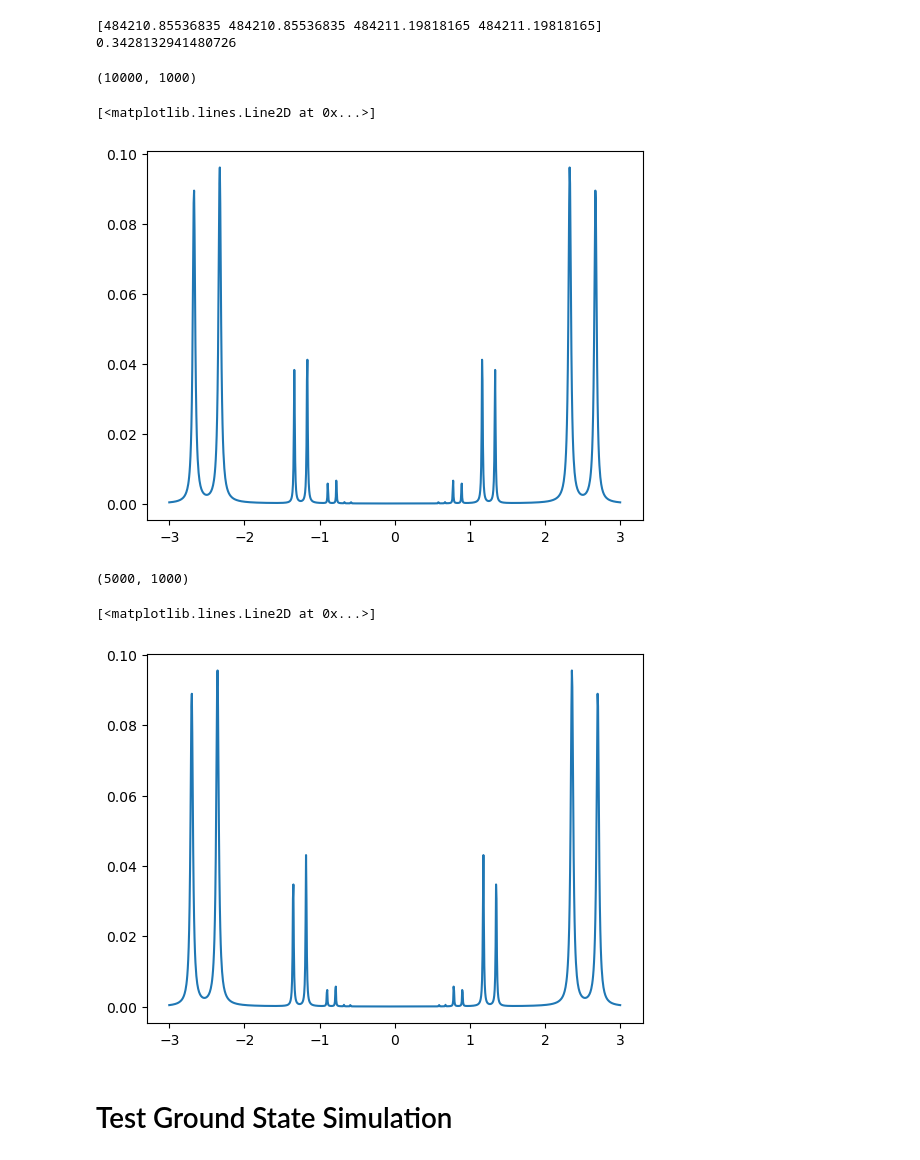
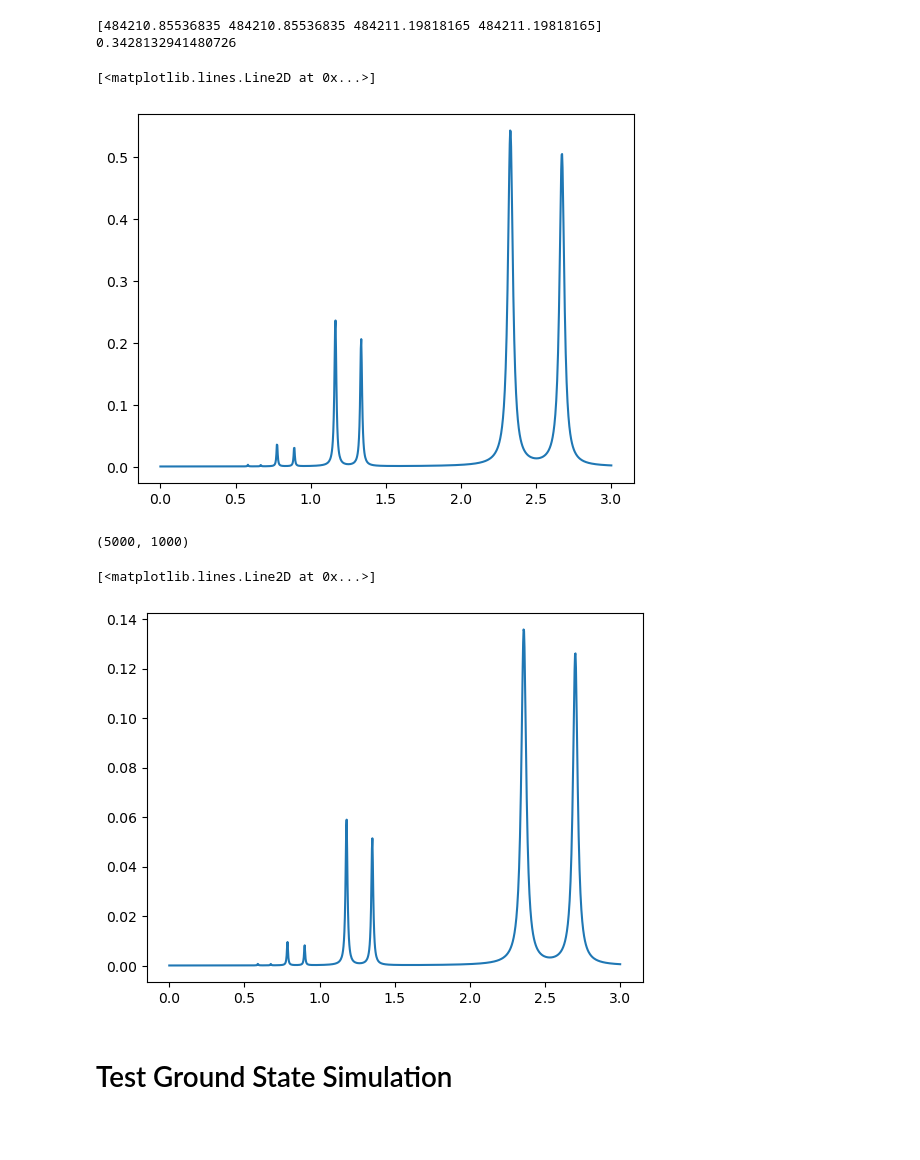
Before and after one commit to Sephiram591/qcontrol, a Jupyter notebook: src/qcontrol/snv120/testing.ipynb, the cells around one changed output. Saved outputs shown, nothing was run; the diff lists cells and outputs as text; code cells hidden in the pictures; blank space fills up the shorter version.

```diff
--- a/src/qcontrol/snv120/testing.ipynb
+++ b/src/qcontrol/snv120/testing.ipynb
@@ -31,8 +36,6 @@ import time
 N=10000
 constants = SnVConstants(
     B_target = jnp.asarray([0.0, 0.0, 1.4/0.85]),                   # (x, y, z) magnetic field relative to the dipole axis, units of GHz
-    mw_amps = 1,                    # microwave amp setting for RFSoC
-    optical_amps = 1,               # optical amp setting for RFSoC
     laser_frequency = params.GAMMA_FREQ - 2.5,
     target_dipole_operator = jnp.asarray([0, 0, 1]), # (x,y,z) vector in the local dipole frame
     diamond_lattice_100_orientation = jnp.asarray([0, 0]), # Best estimate of (theta, phi) for the diamond lattice [100] axis in the lab frame
@@ -52,7 +55,7 @@ def get_basic_distribution(N):
         strain_params=jnp.array([jnp.zeros(N), 10*jnp.ones((N)), 0.03*jnp.ones((N)), 0.03*jnp.ones((N)), 0.03*jnp.ones((N))]),
 
         # Hyperfine neighbor parameters
-        hyperfine_neighbor_idx = jnp.arange((N), dtype=jnp.int32)*0, # N, index of the hyperfine neighbor to use for the hyperfine interaction
+        hyperfine_neighbor_idx = HyperfineNeighbor.C13_FIRST_CLASS_0*jnp.ones((N), dtype=jnp.int32), # N, index of the hyperfine neighbor to use for the hyperfine interaction
 
         # Excited state lifetime
         excited_state_lifetime = jnp.ones((N))*6,
@@ -66,7 +69,7 @@ def get_basic_distribution(N):
         # Resonant pump coupling
         resonant_pump_coupling_rate = 0.03*jnp.ones((N)),
         resonant_pump_polarization = jnp.zeros((N)),
-        resonant_pump_pdl_ratio = jnp.ones((N)),
+        resonant_pump_pdl = jnp.ones((N)),
         resonant_pump_phase = jnp.zeros((N)),
         # transmission_to_diamond = jnp.ones((N, 2)), # (N, 2), Transmission from the edge coupler to the diamond for the TE and TM modes
         mode_field_orientation = jnp.broadcast_to(jnp.asarray([[0.0, 0.0],[0.5 * jnp.pi, 0.5 * jnp.pi],]), (N,2,2)), # (N, 2, 2), Electric field orientation for the TE and TM modes in the crystal frame
@@ -184,27 +193,26 @@ print(ple_freqs[2]-ple_freqs[1])
 [484210.85536835 484210.85536835 484211.19818165 484211.19818165]
 0.3428132941480726
 # %%
-f, df = 0, 3
+f, df = 1.5, 1.5
 eom_freqs = jnp.linspace(f-df, f+df, 1000)
-idx = jnp.arange(0, N)
-rates = dist.scattering_rate(idx=idx, eom_frequency=eom_freqs, max_bessel_order=4, sum_counts=True)
-print(rates.shape)
-plt.plot(eom_freqs, rates[0, :])
+idx = np.array([0])
+rates, branching_ratios = dist.scattering_rate(idx=idx, eom_frequency=eom_freqs, max_bessel_order=4)
+rates = rates.sum(axis=(-3,-2,-1))  # Sum over the distribution
+plt.plot(eom_freqs, rates[0, :]*dist.excited_state_lifetime[0])
 # %% [output]
-(10000, 1000)
+[<matplotlib.lines.Line2D at 0x...>]
-[<matplotlib.lines.Line2D at 0x...>]
-[figure, old version]
+[figure, new version]
 # %%
-f, df = 0, 3
+f, df = 1.5, 1.5
 eom_freqs = jnp.linspace(f-df, f+df, 1000)
 idx = jnp.arange(N//2, N)
-rates = dist.scattering_rate(idx=idx, eom_frequency=eom_freqs, max_bessel_order=4, sum_counts=True)
+rates, branching_ratios = dist.scattering_rate(idx=idx, eom_frequency=eom_freqs, max_bessel_order=4, sum_counts=True)
 print(rates.shape)
-plt.plot(eom_freqs, rates[0, :])
+plt.plot(eom_freqs, rates[0, :]*dist.excited_state_lifetime[0])
 # %% [output]
 (5000, 1000)
 [<matplotlib.lines.Line2D at 0x...>]
-[figure, old version]
+[figure, new version]
 # %% [markdown]
 # Test Ground State Simulation
 # %%
```
Also changed, not shown: parts of 11 cells of this notebook, 5 other files.
